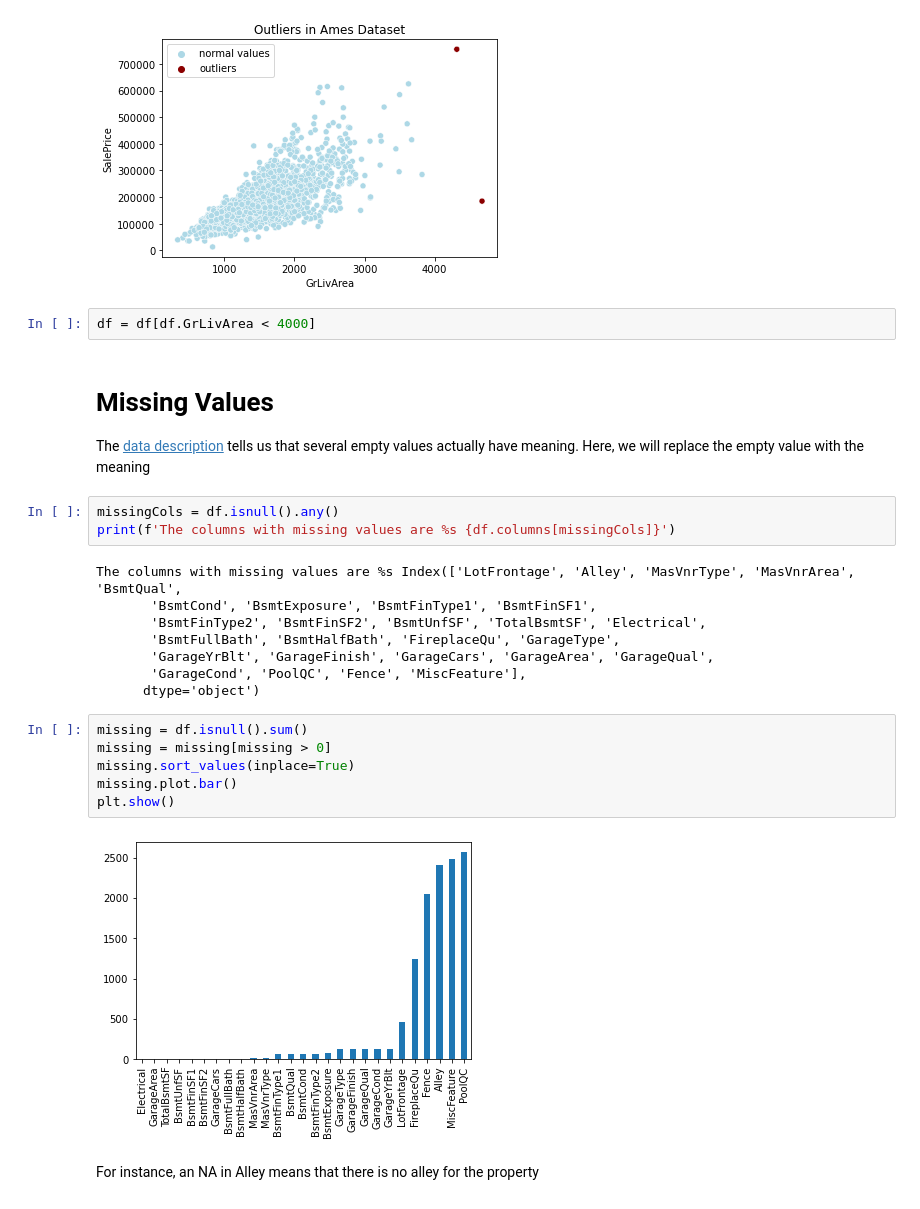
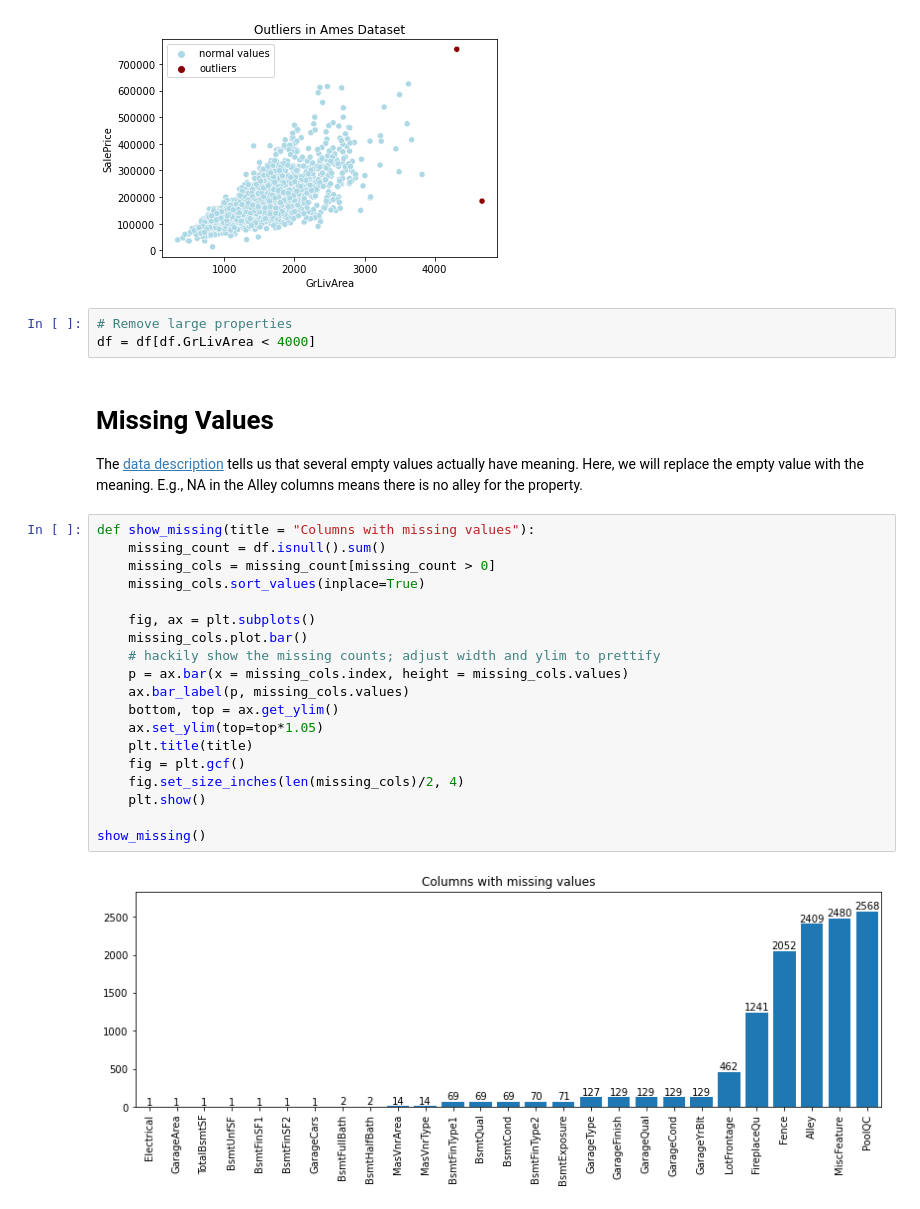
Before and after one commit to rishigoutam/ames-iowa, a Jupyter notebook: rishi/clean.ipynb, the cells around one changed output. Saved outputs shown, nothing was run; the diff lists cells and outputs as text.

```diff
--- a/rishi/clean.ipynb
+++ b/rishi/clean.ipynb
@@ -36,28 +36,30 @@ plt.show()
 # %% [output]
 [figure]
 # %%
+# Remove large properties
 df = df[df.GrLivArea < 4000]
 # %% [markdown]
 # Missing Values
-The [data description](/data/data_description.txt) tells us that several empty values actually have meaning. Here, we will replace the empty value with the meaning
+The [data description](/data/data_description.txt) tells us that several empty values actually have meaning. Here, we will replace the empty value with the meaning.
+E.g., NA in the Alley columns means there is no alley for the property.
-# %%
-missingCols = df.isnull().any()
-print(f'The columns with missing values are %s {df.columns[missingCols]}')
-# %% [output]
-The columns with missing values are %s Index(['LotFrontage', 'Alley', 'MasVnrType', 'MasVnrArea', 'BsmtQual',
-       'BsmtCond', 'BsmtExposure', 'BsmtFinType1', 'BsmtFinSF1',
-       'BsmtFinType2', 'BsmtFinSF2', 'BsmtUnfSF', 'TotalBsmtSF', 'Electrical',
-       'BsmtFullBath', 'BsmtHalfBath', 'FireplaceQu', 'GarageType',
-       'GarageYrBlt', 'GarageFinish', 'GarageCars', 'GarageArea', 'GarageQual',
-       'GarageCond', 'PoolQC', 'Fence', 'MiscFeature'],
-      dtype='object')
-# %%
-missing = df.isnull().sum()
-missing = missing[missing > 0]
-missing.sort_values(inplace=True)
-missing.plot.bar()
-plt.show()
-# %% [output]
-[figure, removed]
-# %% [markdown]
-For instance, an NA in Alley means that there is no alley for the property
+# %%
+def show_missing(title = "Columns with missing values"):
+    missing_count = df.isnull().sum()
+    missing_cols = missing_count[missing_count > 0]
+    missing_cols.sort_values(inplace=True)
+
+    fig, ax = plt.subplots()
+    missing_cols.plot.bar()
+    # hackily show the missing counts; adjust width and ylim to prettify
+    p = ax.bar(x = missing_cols.index, height = missing_cols.values)
+    ax.bar_label(p, missing_cols.values)
+    bottom, top = ax.get_ylim()
+    ax.set_ylim(top=top*1.05)
+    plt.title(title)
+    fig = plt.gcf()
+    fig.set_size_inches(len(missing_cols)/2, 4)
+    plt.show()
+
+show_missing()
+# %% [output]
+[figure, added]
```
Also changed, not shown: parts of 12 cells of this notebook.
